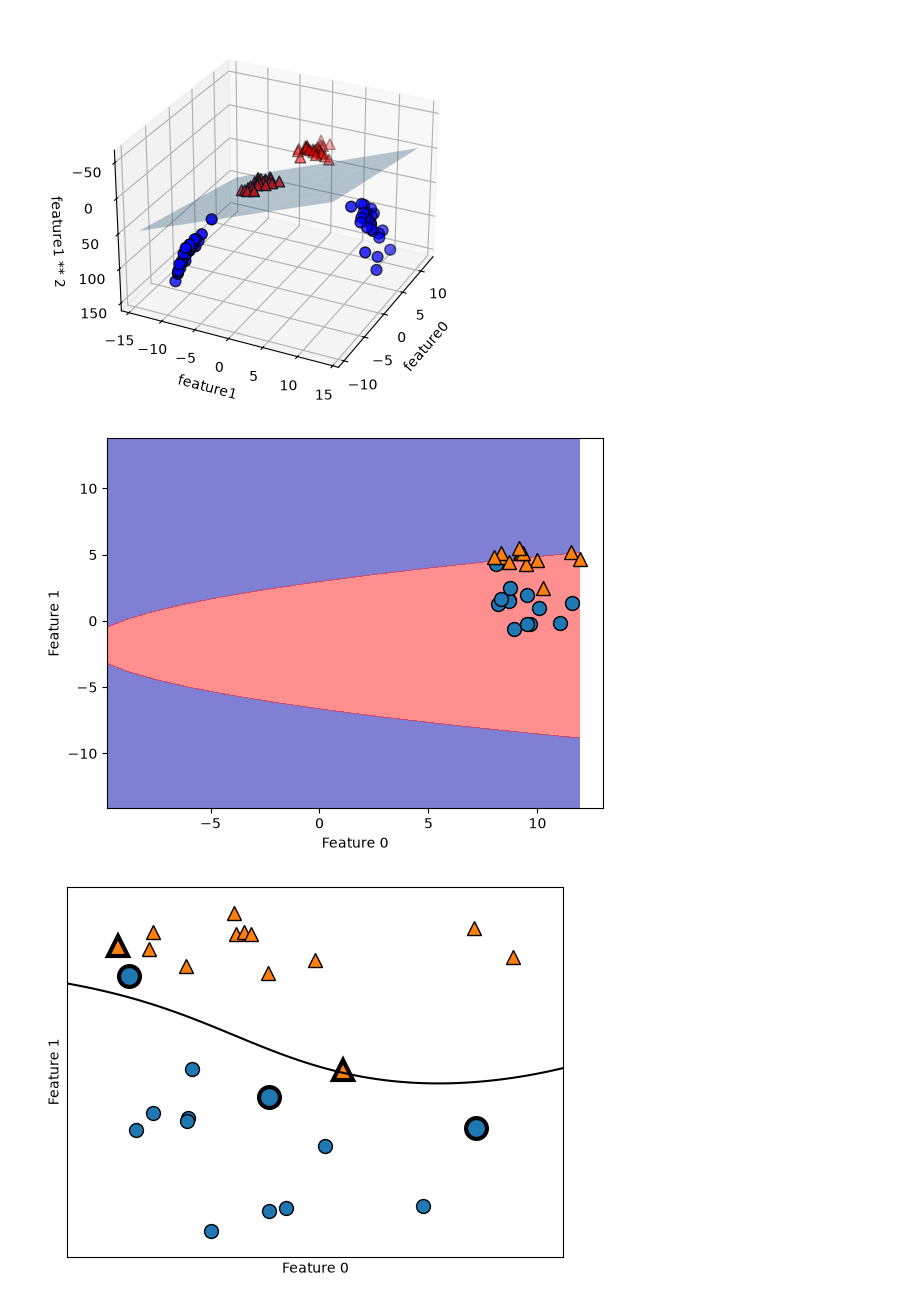
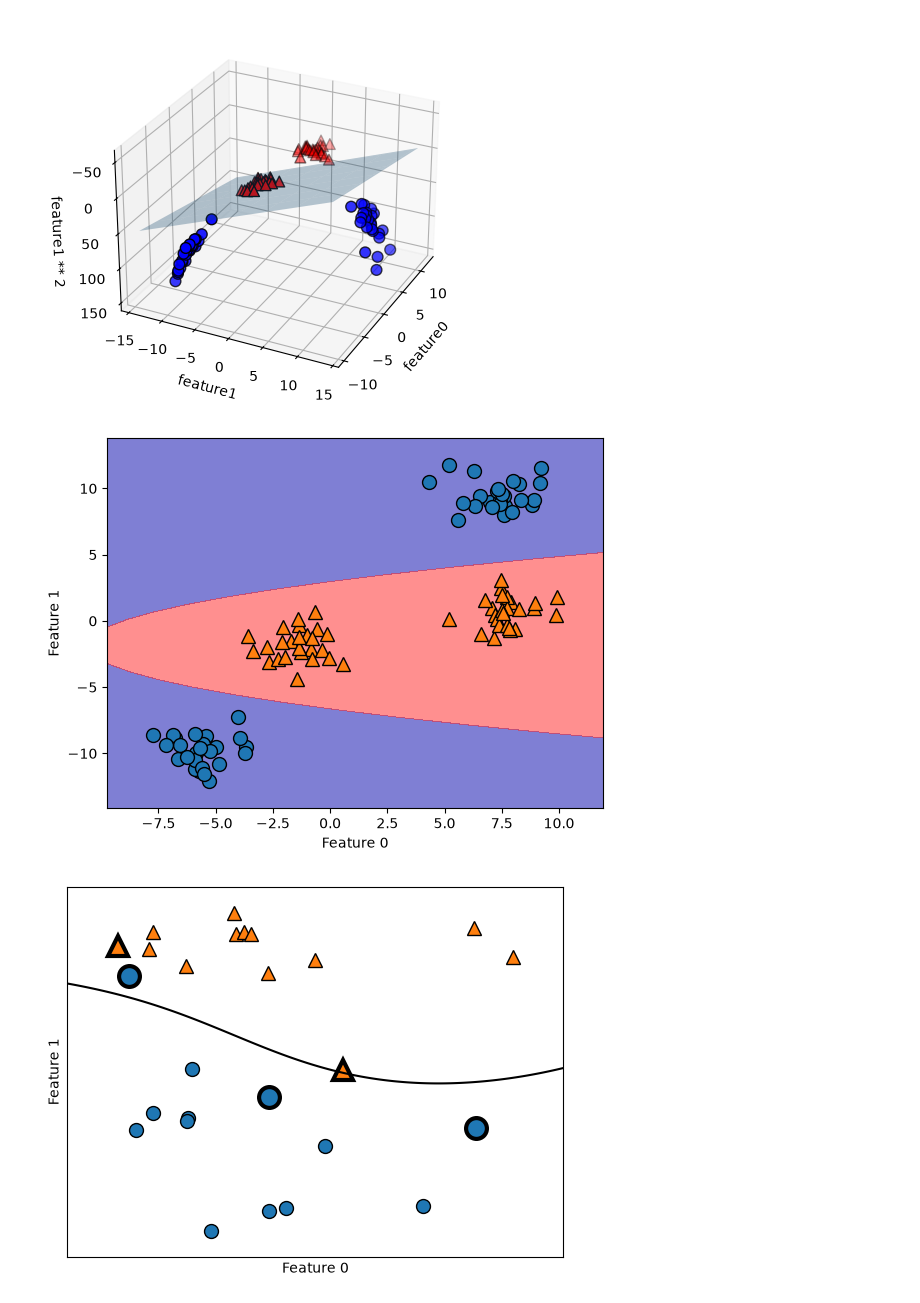
Before and after one commit to seita1004/python-machine-learning-study, a Jupyter notebook: 第2章/教師あり学習アルゴリズム.ipynb, the cells around one changed output. Saved outputs shown, nothing was run; the diff lists cells and outputs as text; code cells hidden in the pictures.

```diff
--- a/第2章/教師あり学習アルゴリズム.ipynb
+++ b/第2章/教師あり学習アルゴリズム.ipynb
@@ -894,7 +902,7 @@ plt.show()
 # %%
 #二番目の特徴量の二乗を追加することで、次元を拡張
 
-X_new = np.hstack([X, X[:, 1:]**2]) #feature1 feature2 に加えて feature ** 2の特徴量が増える。
+X_new = np.hstack([x, x[:, 1:]**2]) #feature1 feature2 に加えて feature ** 2の特徴量が増える。
 
 from mpl_toolkits.mplot3d import Axes3D, axes3d
 figure = plt.figure()
@@ -961,16 +969,16 @@ plt.show()
 # %%
 #二次元に戻してみると、線形SVMモデルは線形ではなくなり、楕円に近くなっている
 
 ZZ = YY ** 2
 dec = linear_svm_3d.decision_function(np.c_[XX.ravel(), YY.ravel(), ZZ.ravel()])
 plt.contourf(XX, YY, dec.reshape(XX.shape), levels=[dec.min(), 0, dec.max()],
              cmap=mglearn.cm2, alpha=0.5)
-mglearn.discrete_scatter(X[:, 0], X[:, 1], y)
+mglearn.discrete_scatter(x[:, 0], x[:, 1], y)
 plt.xlabel("Feature 0")
 plt.ylabel("Feature 1")
 plt.show()
 # %% [output]
-[figure, old version]
+[figure, new version]
 # %%
 #RBFカーネルでサポートベクタ―を可視化
 
```
Also changed, not shown: parts of 17 cells of this notebook, 4 other files.
